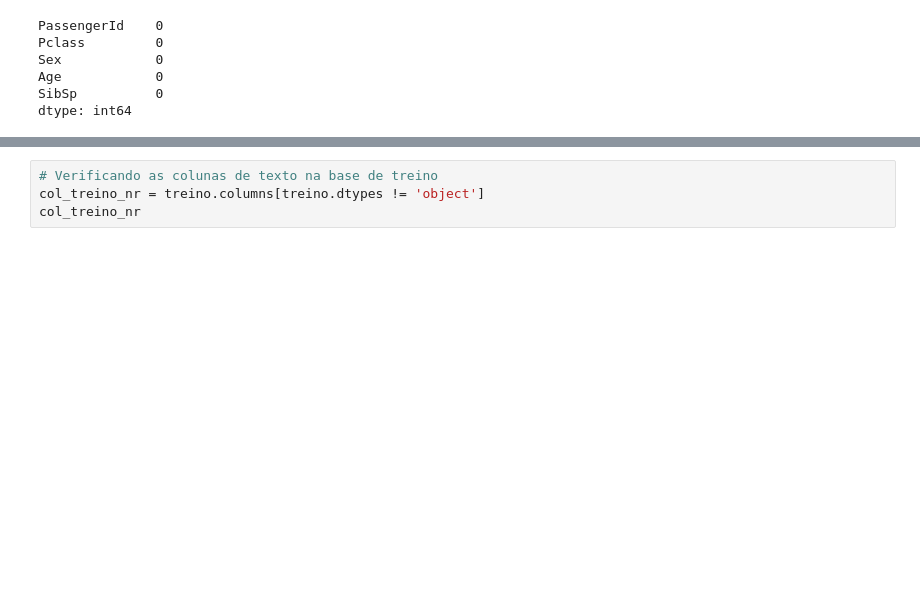
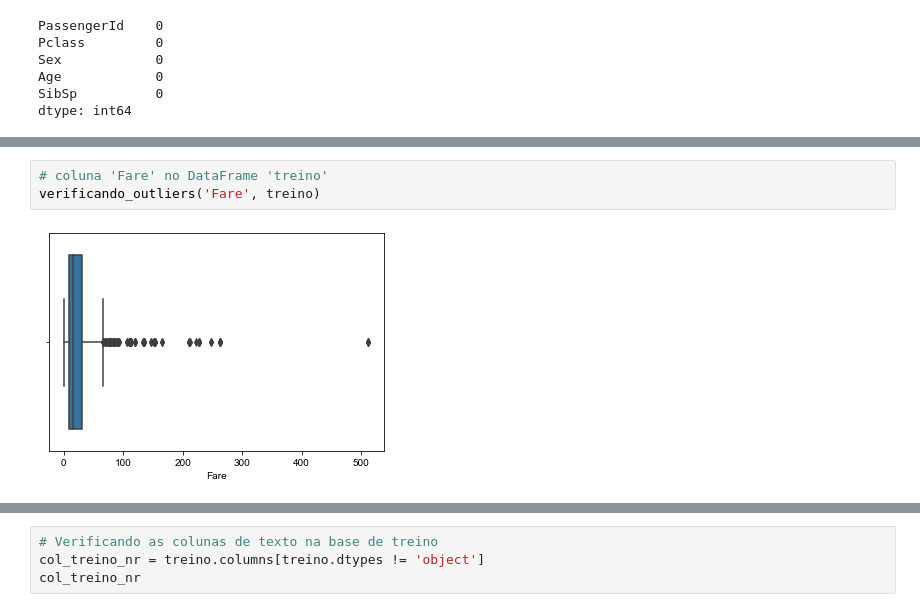
Before and after one commit to alexendrios/dashboard_titanic, a Jupyter notebook: titanic/titanic.ipynb, the cells around one changed output, grey strips where cells are left out. Saved outputs shown, nothing was run; the diff lists cells and outputs as text; blank space fills up the shorter version.

```diff
--- a/titanic/titanic.ipynb
+++ b/titanic/titanic.ipynb
@@ -251,0 +552,5 @@ dtype: int64
+# %%
+# coluna 'Fare' no DataFrame 'treino'
+verificando_outliers('Fare', treino)
+# %% [output]
+[figure, added]
```
Also changed, not shown: parts of 159 cells of this notebook, 40 other files.
